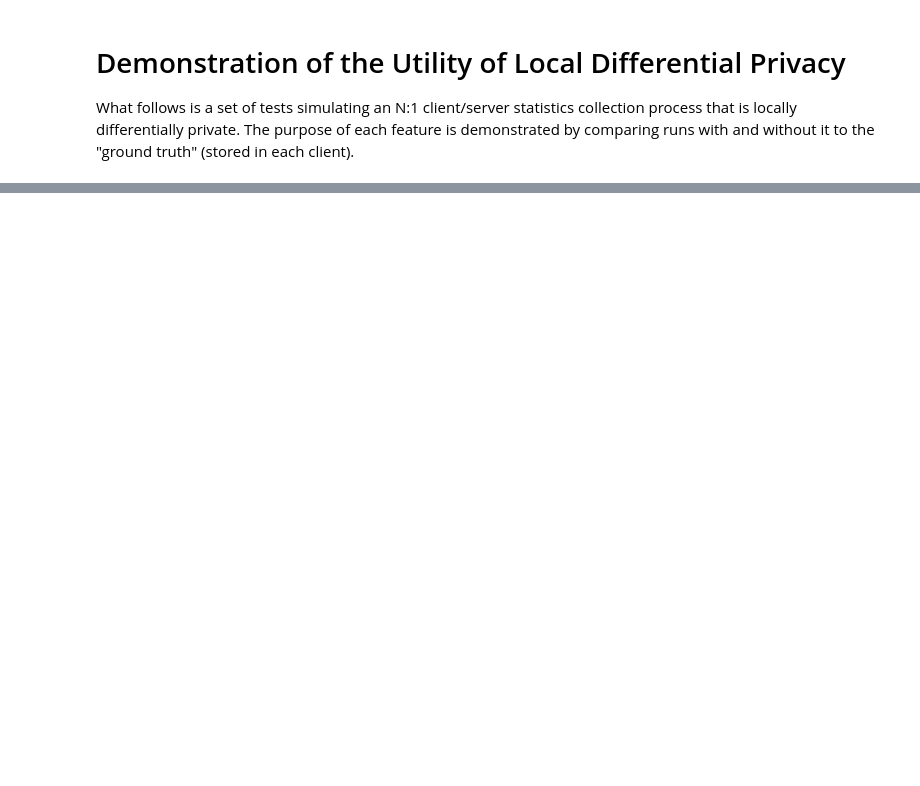
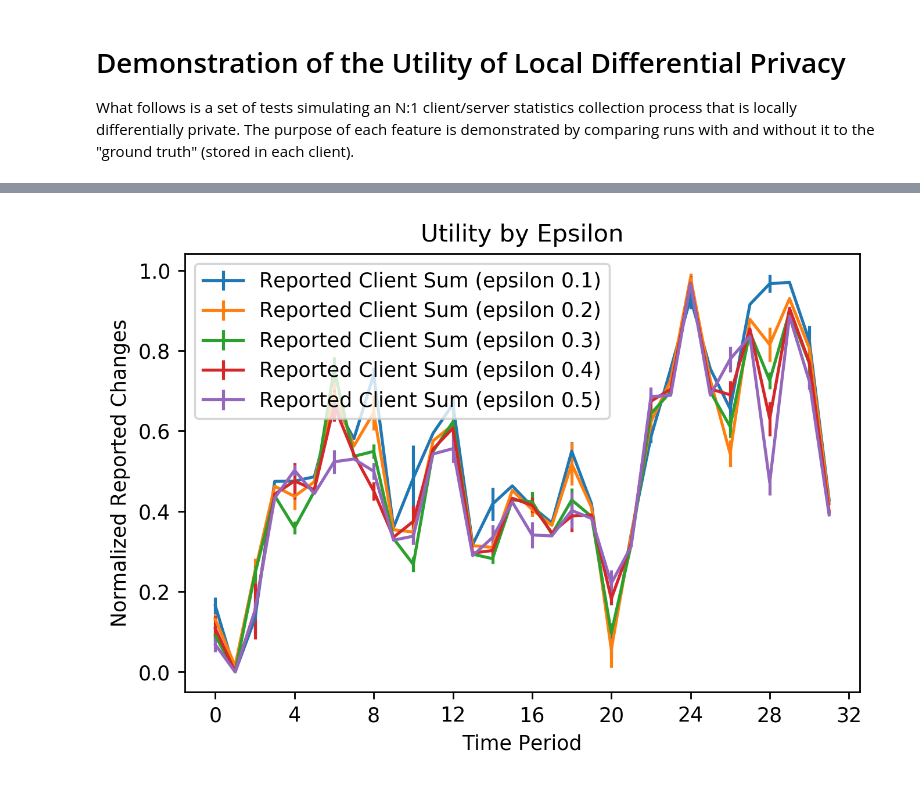
Before and after one commit to jcraver1021/dp-shuffle, a Jupyter notebook: utiltydemo.ipynb, the cells around one changed output, grey strips where cells are left out. Drawn from its saved outputs; the diff is of its cells as text; code cells hidden in the pictures; blank space fills up the shorter version.

```diff
--- a/utiltydemo.ipynb
+++ b/utiltydemo.ipynb
@@ -115,0 +116,28 @@ do_instance_plot('Granularity vs. Privacy', x, plots, 'Time Period', 'Normalized
+# %%
+# Add runs at various epsilon values
+old = instance.epsilon
+instance.epsilson = 0.2
+Y_2 = np.array([instance.run(True, False) for i in range(rep)])
+Y_norm_2 = normalize_matrix(Y_2)
+instance.epsilson = 0.3
+Y_3 = np.array([instance.run(True, False) for i in range(rep)])
+Y_norm_3 = normalize_matrix(Y_3)
+instance.epsilson = 0.4
+Y_4 = np.array([instance.run(True, False) for i in range(rep)])
+Y_norm_4 = normalize_matrix(Y_4)
+instance.epsilson = 0.5
+Y_5 = np.array([instance.run(True, False) for i in range(rep)])
+Y_norm_5 = normalize_matrix(Y_5)
+instance.epsilson = old
+# %%
+# Plot reports at different epsilon values
+plots = []
+#plots.append([y_norm_true, 'True Client Sum'])
+plots.append([Y_norm, 'Reported Client Sum (epsilon 0.1)'])
+plots.append([Y_norm_2, 'Reported Client Sum (epsilon 0.2)'])
+plots.append([Y_norm_3, 'Reported Client Sum (epsilon 0.3)'])
+plots.append([Y_norm_4, 'Reported Client Sum (epsilon 0.4)'])
+plots.append([Y_norm_5, 'Reported Client Sum (epsilon 0.5)'])
+do_instance_plot('Utility by Epsilon', x, plots, 'Time Period', 'Normalized Reported Changes')
+# %% [output]
+[figure, added]
```
Also changed, not shown: parts of 6 cells of this notebook.
